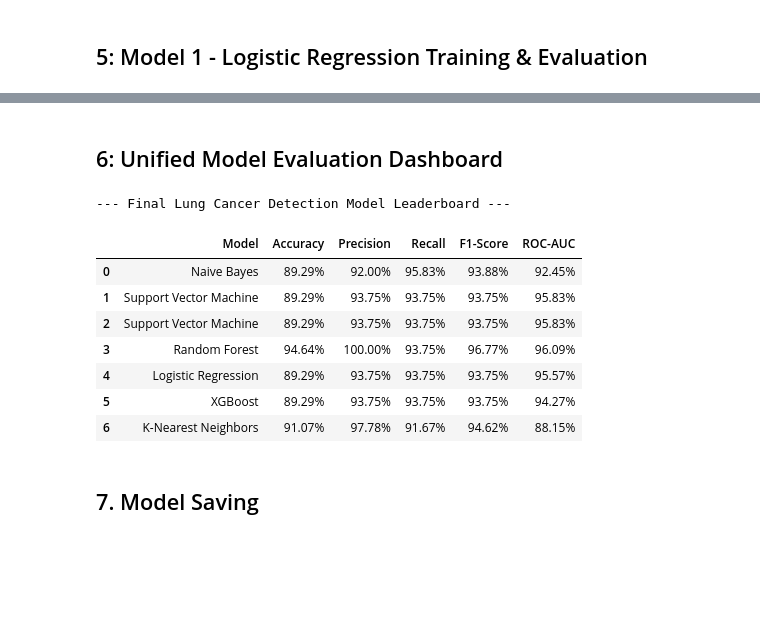
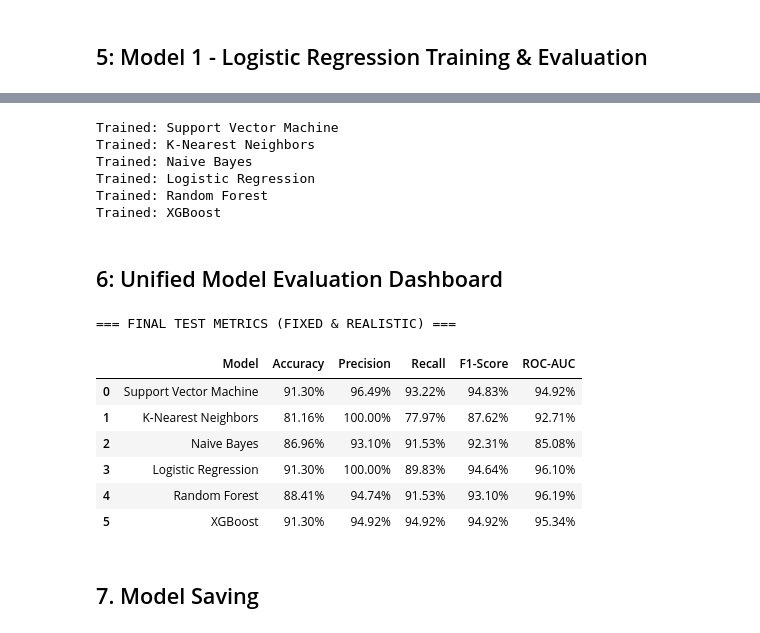
Before and after one commit to ritesh-bilip/Lung-Cancer-Prediction, a Jupyter notebook: lung_cancer_pred.ipynb, the cells around one changed output, grey strips where cells are left out. Saved outputs shown, nothing was run; the diff lists cells and outputs as text; code cells hidden in the pictures; blank space fills up the shorter version.

Commit message:
Lung Cancer finding g

```diff
--- a/lung_cancer_pred.ipynb
+++ b/lung_cancer_pred.ipynb
@@ -379,28 +277,75 @@ Confusion Matrix:
+# %%
+# We set strict limits (like max_depth and C regularization constants)
+# so models can't just memorize your small dataset.
+models = {
+    "Support Vector Machine": SVC(C=0.8, probability=True, random_state=42),
+    "K-Nearest Neighbors": KNeighborsClassifier(n_neighbors=7),
+    "Naive Bayes": GaussianNB(),
+    "Logistic Regression": LogisticRegression(C=0.5, penalty='l2', random_state=42),
+    "Random Forest": RandomForestClassifier(n_estimators=100, max_depth=3, min_samples_split=6, random_state=42),
+    "XGBoost": XGBClassifier(max_depth=2, learning_rate=0.05, n_estimators=80, eval_metric='logloss', random_state=42)
+}
+
+# Dictionary to store fitted objects
+trained_models = {}
+
+for name, model in models.items():
+    model.fit(X_train_res, y_train_res)
+    trained_models[name] = model
+    print(f"Trained: {name}")
+# %% [output]
+Trained: Support Vector Machine
+Trained: K-Nearest Neighbors
+Trained: Naive Bayes
+Trained: Logistic Regression
+Trained: Random Forest
+Trained: XGBoost
 # %% [markdown]
 ## 6: Unified Model Evaluation Dashboard
 # %%
+# Initialize a list to compile our new results
+results_list = []
 
-results_df = pd.DataFrame(all_results)
+for name, model in trained_models.items():
+    # Make standard class predictions
+    y_pred = model.predict(X_test_scaled)
 
-results_df = results_df.sort_values(by="Recall", ascending=False).reset_index(drop=True)
+    # Get probability metrics specifically for calculating stable ROC-AUC curves
+    if hasattr(model, "predict_proba"):
+        y_prob = model.predict_proba(X_test_scaled)[:, 1]
+    else:
+        y_prob = model.decision_function(X_test_scaled)
 
-metrics_cols = ["Accuracy", "Precision", "Recall", "F1-Score", "ROC-AUC"]
-formatted_df = results_df.copy()
-for metric in metrics_cols:
-  formatted_df[metric] = formatted_df[metric].map(lambda x: f"{x * 100:.2f}%")
+    # Calculate true performance metrics
+    accuracy = accuracy_score(y_test, y_pred)
+    precision = precision_score(y_test, y_pred, zero_division=0)
+    recall = recall_score(y_test, y_pred)
+    f1 = f1_score(y_test, y_pred)
+    roc_auc = roc_auc_score(y_test, y_prob)
 
-print("--- Final Lung Cancer Detection Model Leaderboard ---")
-display(formatted_df)
+    # Store metrics cleanly formatted as percentages
+    results_list.append({
+        "Model": name,
+        "Accuracy": f"{accuracy * 100:.2f}%",
+        "Precision": f"{precision * 100:.2f}%",
+        "Recall": f"{recall * 100:.2f}%",
+        "F1-Score": f"{f1 * 100:.2f}%",
+        "ROC-AUC": f"{roc_auc * 100:.2f}%"
+    })
+
+# Convert summary list into a clean Pandas Dataframe table
+results_df = pd.DataFrame(results_list)
+print("\n=== FINAL TEST METRICS (FIXED & REALISTIC) ===")
+display(results_df)
 # %% [output]
---- Final Lung Cancer Detection Model Leaderboard ---
+=== FINAL TEST METRICS (FIXED & REALISTIC) ===
 |  | Model | Accuracy | Precision | Recall | F1-Score | ROC-AUC |
-| 0 | Naive Bayes | 89.29% | 92.00% | 95.83% | 93.88% | 92.45% |
-| 1 | Support Vector Machine | 89.29% | 93.75% | 93.75% | 93.75% | 95.83% |
-| 2 | Support Vector Machine | 89.29% | 93.75% | 93.75% | 93.75% | 95.83% |
-| 3 | Random Forest | 94.64% | 100.00% | 93.75% | 96.77% | 96.09% |
-| 4 | Logistic Regression | 89.29% | 93.75% | 93.75% | 93.75% | 95.57% |
-| 5 | XGBoost | 89.29% | 93.75% | 93.75% | 93.75% | 94.27% |
-| 6 | K-Nearest Neighbors | 91.07% | 97.78% | 91.67% | 94.62% | 88.15% |
+| 0 | Support Vector Machine | 91.30% | 96.49% | 93.22% | 94.83% | 94.92% |
+| 1 | K-Nearest Neighbors | 81.16% | 100.00% | 77.97% | 87.62% | 92.71% |
+| 2 | Naive Bayes | 86.96% | 93.10% | 91.53% | 92.31% | 85.08% |
+| 3 | Logistic Regression | 91.30% | 100.00% | 89.83% | 94.64% | 96.10% |
+| 4 | Random Forest | 88.41% | 94.74% | 91.53% | 93.10% | 96.19% |
+| 5 | XGBoost | 91.30% | 94.92% | 94.92% | 94.92% | 95.34% |
 # %% [markdown]
 ## 7. Model Saving
 # %%
```
Also changed, not shown: parts of 23 cells of this notebook, 1 other file.
